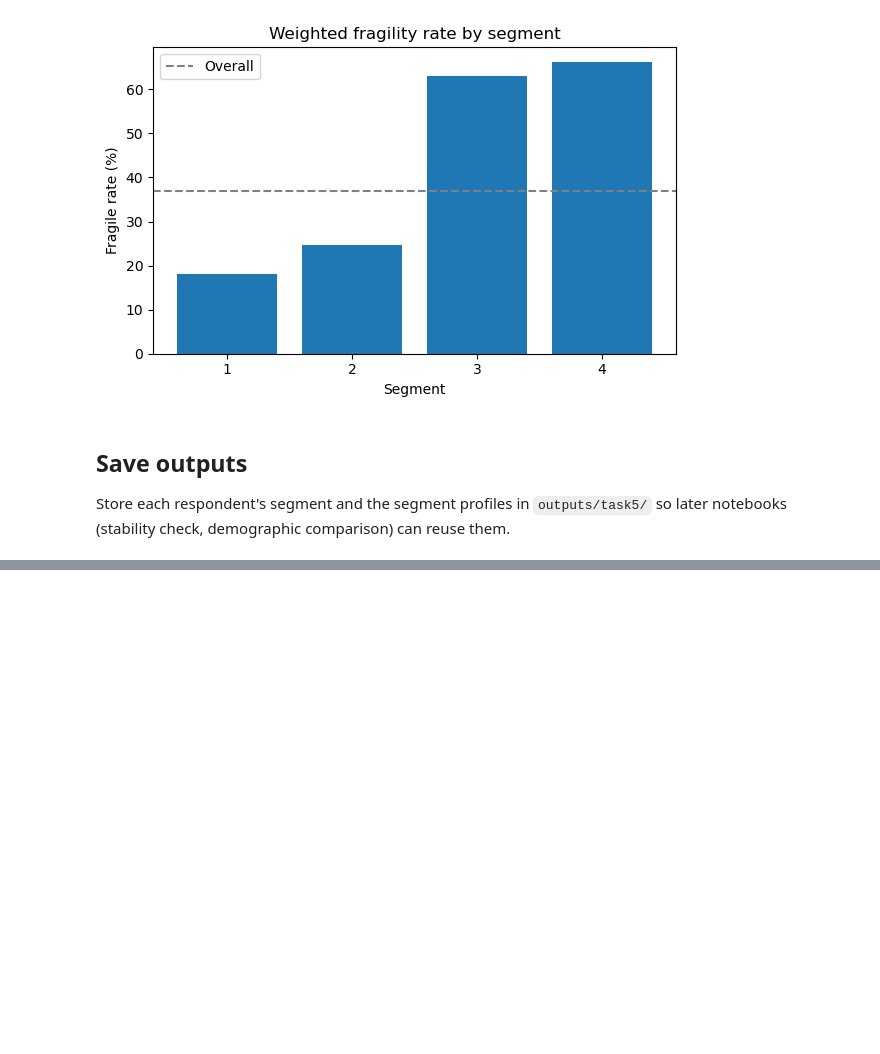
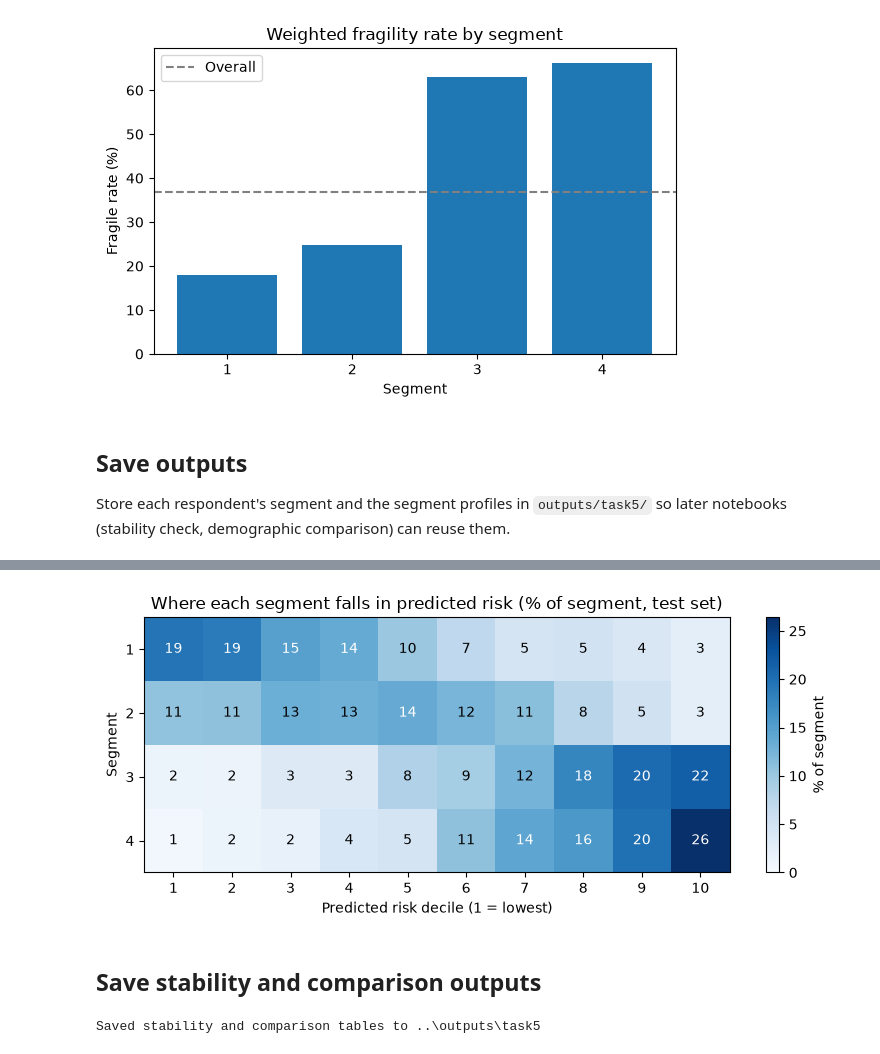
Before and after one commit to Break-Through-Tech/Thrivent-1A-financial-resilience-map, a Jupyter notebook: notebooks/09_segmentation.ipynb, the cells around one changed output, grey strips where cells are left out. Drawn from its saved outputs; the diff is of its cells as text; code cells hidden in the pictures; blank space fills up the shorter version.

```diff
--- a/notebooks/09_segmentation.ipynb
+++ b/notebooks/09_segmentation.ipynb
@@ -246,0 +445,27 @@ Saved segments for 12,934 respondents to outputs/task5
+# %%
+decile_mix = weighted_crosstab(test["segment"], test["risk_decile"], test[WEIGHT])
+decile_mix = 100 * decile_mix.div(decile_mix.sum(axis=1), axis=0)
+
+fig, ax = plt.subplots(figsize=(8, 3.5))
+image = ax.imshow(decile_mix, cmap="Blues", vmin=0, aspect="auto")
+for (i, j), value in np.ndenumerate(decile_mix.to_numpy()):
+    ax.text(j, i, f"{value:.0f}", ha="center", va="center",
+            color="white" if value > decile_mix.to_numpy().max() / 2 else "black")
+ax.set_xticks(range(10), decile_mix.columns)
+ax.set_yticks(range(N_SEGMENTS), decile_mix.index)
+ax.set(xlabel="Predicted risk decile (1 = lowest)", ylabel="Segment",
+       title="Where each segment falls in predicted risk (% of segment, test set)")
+fig.colorbar(image, ax=ax, label="% of segment")
+fig.tight_layout()
+plt.show()
+# %% [output]
+[figure, added]
+# %% [markdown]
+## Save stability and comparison outputs
+# %%
+stability.to_csv(OUTPUT_DIR / "bootstrap_stability.csv")
+demographic_association.to_csv(OUTPUT_DIR / "demographic_association.csv")
+segment_risk.join(decile_mix.add_prefix("decile ")).to_csv(OUTPUT_DIR / "segment_risk_deciles.csv")
+print(f"Saved stability and comparison tables to {OUTPUT_DIR}")
+# %% [output]
+Saved stability and comparison tables to ..\outputs\task5
```
Also changed, not shown: parts of 12 cells of this notebook, 3 other files.
